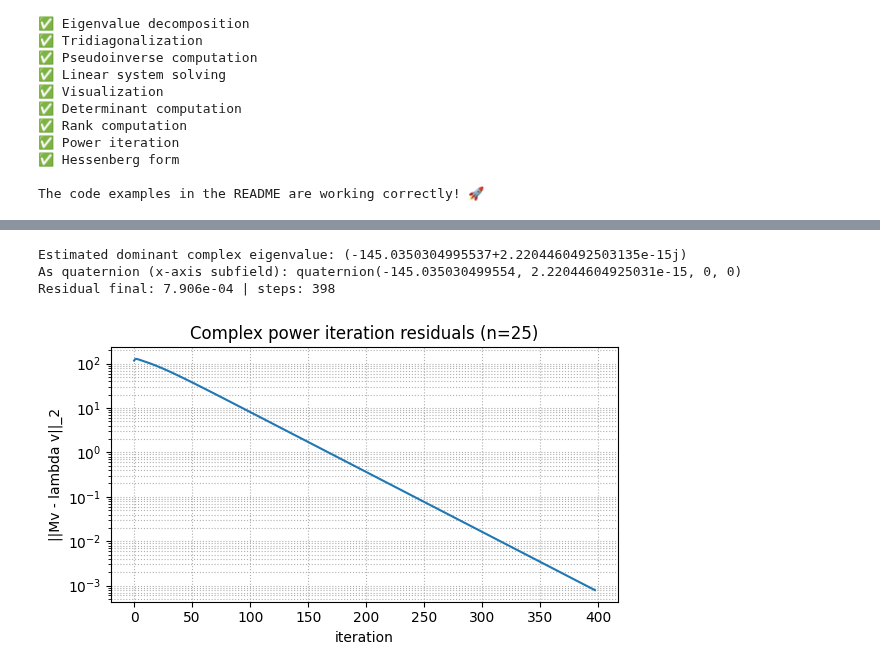
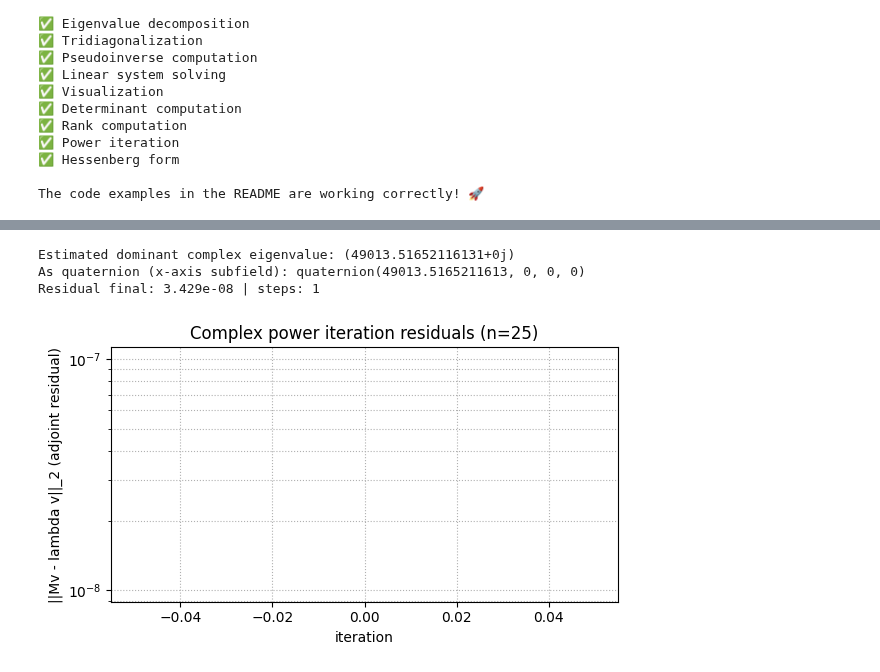
Before and after one commit to vleplat/QuatIca, a Jupyter notebook: QuatIca_Core_Functionality_Demo.ipynb, the cells around one changed output, grey strips where cells are left out. Cells and saved outputs as stored; diff of their text form; code cells hidden in the pictures.

```diff
--- a/QuatIca_Core_Functionality_Demo.ipynb
+++ b/QuatIca_Core_Functionality_Demo.ipynb
@@ -835,6 +838,6 @@ print(f"Unitarity error ||Q^H Q - I||_F: {unit:.3e}")
 # %%
-# 12b. Non-Hermitian Complex Power Iteration (Experimental)
-# This demo estimates a complex eigenvalue for a general (non-Hermitian) quaternion matrix
+# 12b. Hermitian Complex Power Iteration (Experimental)
+# This demo estimates a complex eigenvalue for a Hermitian quaternion matrix
 # using a fixed complex subfield via the complex adjoint mapping.
 
 import sys, os
@@ -849,40 +852,39 @@ if root not in sys.path:
 core_path = os.path.join(root, "core")
 if core_path not in sys.path:
     sys.path.insert(0, core_path)
 
 from core.data_gen import create_test_matrix
 from core.utils import power_iteration_nonhermitian
 
 n = 25
 A_rand = create_test_matrix(n, n)
-# A_rand = quat_matmat(quat_hermitian(A_rand),A_rand)
-A_rand = (A_rand + quat_hermitian(A_rand))/2
+A_rand = quat_matmat(quat_hermitian(A_rand),A_rand)
 
 q_vec, lambda_complex, residuals = power_iteration_nonhermitian(
     A_rand,
-    max_iterations=3000,
+    max_iterations=5000,
     eig_tol=1e-12,
-    res_tol=1e-10,
-    seed=42,
+    res_tol=1e-12,
+    seed=0,
     return_vector=True,
 )
 
 lam_q = quaternion.quaternion(float(np.real(lambda_complex)), float(np.imag(lambda_complex)), 0.0, 0.0)
 print(f"Estimated dominant complex eigenvalue: {lambda_complex}")
 print(f"As quaternion (x-axis subfield): {lam_q}")
 print(f"Residual final: {residuals[-1] if residuals else float('nan'):.3e} | steps: {len(residuals)}")
 
 plt.figure(figsize=(6, 3.5))
 if residuals:
     plt.semilogy(residuals)
 plt.title(f"Complex power iteration residuals (n={n})")
 plt.xlabel("iteration")
-plt.ylabel("||Mv - lambda v||_2")
+plt.ylabel("||Mv - lambda v||_2 (adjoint residual)")
 plt.grid(True, which="both", ls=":")
 plt.tight_layout()
 plt.show()
 # %% [output]
-Estimated dominant complex eigenvalue: (-145.0350304995537+2.2204460492503135e-15j)
-As quaternion (x-axis subfield): quaternion(-145.035030499554, 2.22044604925031e-15, 0, 0)
-Residual final: 7.906e-04 | steps: 398
+Estimated dominant complex eigenvalue: (49013.51652116131+0j)
+As quaternion (x-axis subfield): quaternion(49013.5165211613, 0, 0, 0)
+Residual final: 3.429e-08 | steps: 1
-[figure, old version]
+[figure, new version]
```
Also changed, not shown: parts of 26 cells of this notebook, 4 other files.
